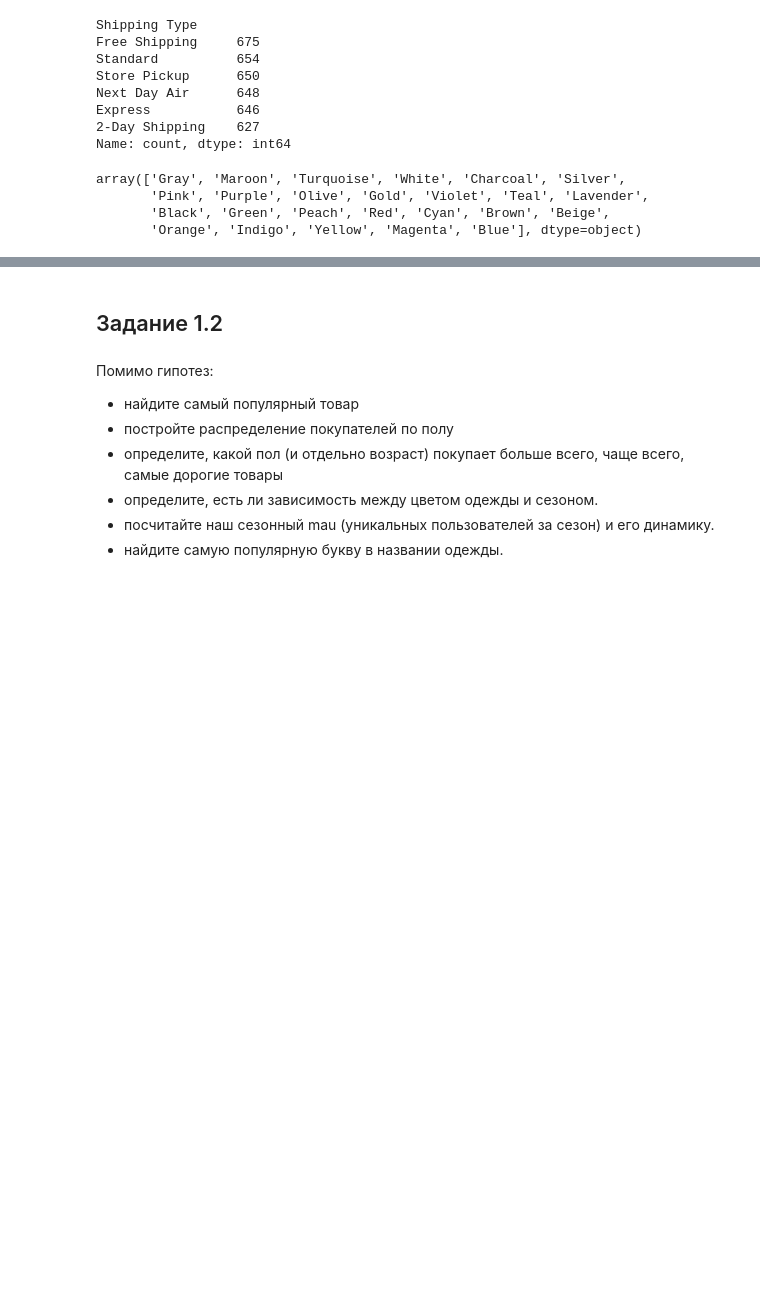
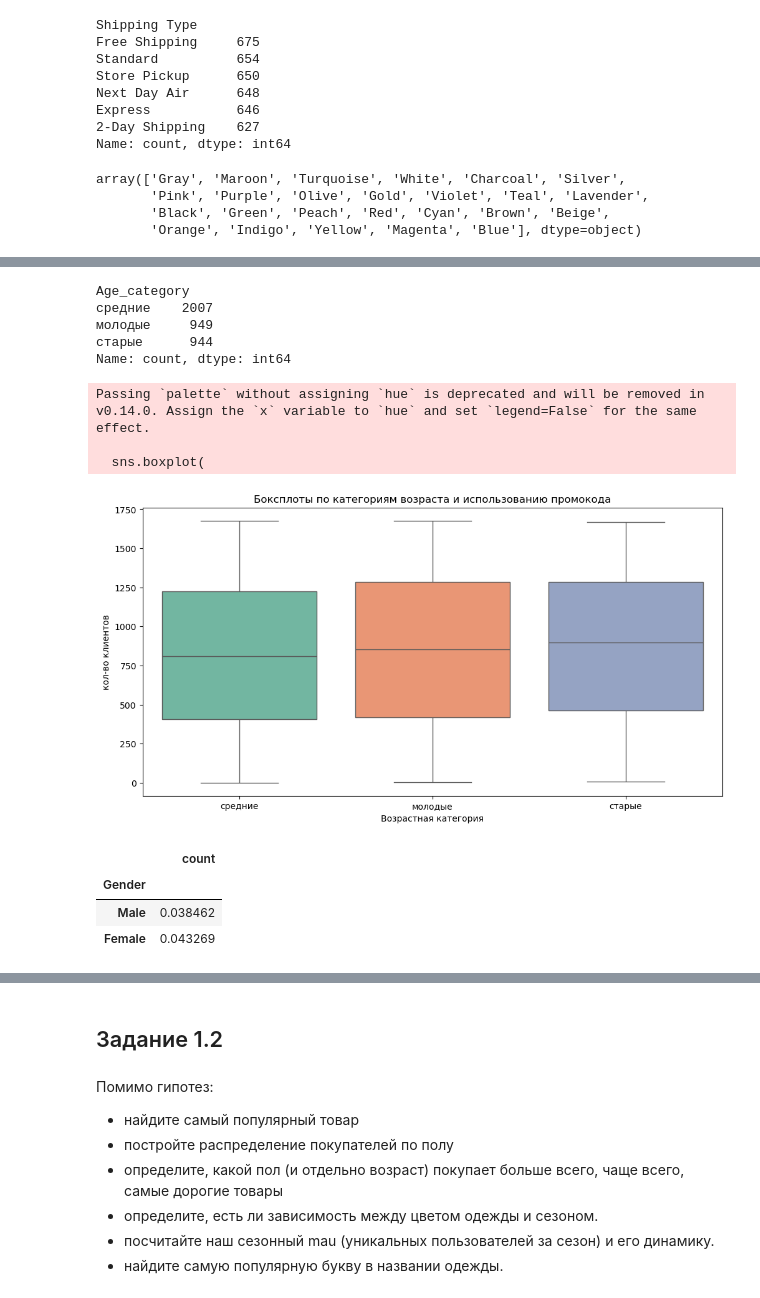
Before and after one commit to golubeva-olga/WB, a Jupyter notebook: EDA/WB_DA_Python_HW-2.ipynb, the cells around one changed output, grey strips where cells are left out. Drawn from its saved outputs; the diff is of its cells as text; code cells hidden in the pictures; blank space fills up the shorter version.

```diff
--- a/EDA/WB_DA_Python_HW-2.ipynb
+++ b/EDA/WB_DA_Python_HW-2.ipynb
@@ -122,0 +204,28 @@ array(['Gray', 'Maroon', 'Turquoise', 'White', 'Charcoal', 'Silver',
+# %%
+ shopping.Age_category.value_counts()  # молодые и старые уравновешенные категории значит можно не перенормировать
+# %% [output]
+Age_category
+средние    2007
+молодые     949
+старые      944
+Name: count, dtype: int64
+# %%
+
+filtered_data = shopping[shopping['Promo Code Used'] == 'Yes']
+plt.figure(figsize=(12, 6))
+sns.boxplot(
+    data=filtered_data,
+    x='Age_category',
+    y='Customer ID',
+    palette='Set2'
+)
+plt.title('Боксплоты по категориям возраста и использованию промокода')
+plt.xlabel('Возрастная категория')
+plt.ylabel('кол-во клиентов')
+
+plt.show()
+# %% [output]
+Passing `palette` without assigning `hue` is deprecated and will be removed in v0.14.0. Assign the `x` variable to `hue` and set `legend=False` for the same effect.
+
+  sns.boxplot(
+[figure, added]
@@ -122,0 +236,7 @@ array(['Gray', 'Maroon', 'Turquoise', 'White', 'Charcoal', 'Silver',
+# %%
+pd.DataFrame(outerwear_perc)
+# %% [output]
+|  | count |
+| Gender |  |
+| Male | 0.038462 |
+| Female | 0.043269 |
```
Also changed, not shown: parts of 36 cells of this notebook, 1 other file.
